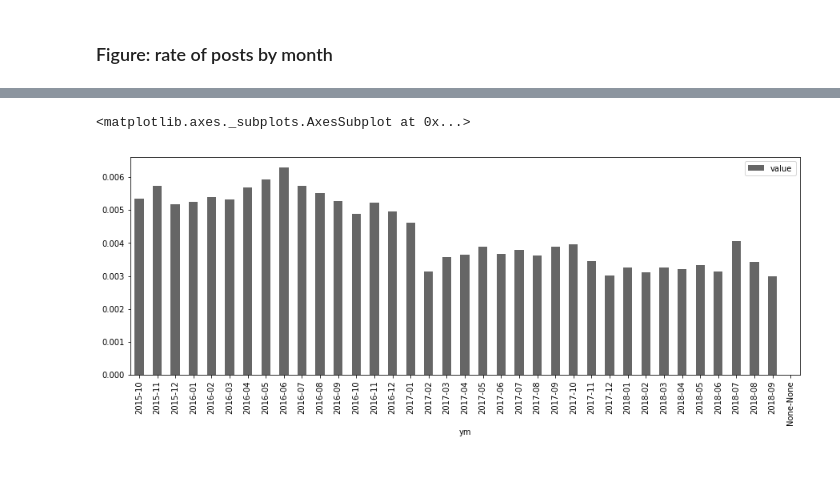
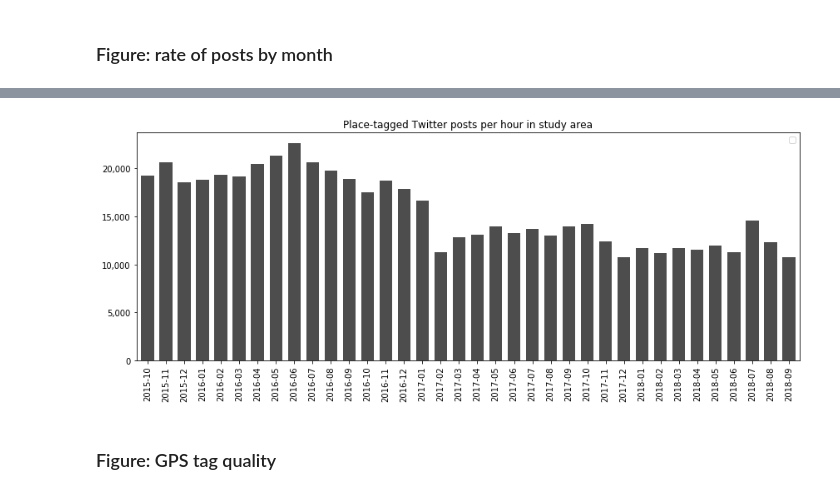
Before and after one commit to smmaurer/place-tagged-posts, a Jupyter notebook: 2018-11-figures.ipynb, the cells around one changed output, grey strips where cells are left out. Saved outputs shown, nothing was run; the diff lists cells and outputs as text; code cells hidden in the pictures.

Commit message:
Updated figures

```diff
--- a/2018-11-figures.ipynb
+++ b/2018-11-figures.ipynb
@@ -45,11 +48,15 @@ print(col.estimated_document_count())
 ### Figure: rate of posts by month
 # %%
 %%time
-c = list(r2.aggregate([
+
+n_tweets = 500000
+ms_to_hrs = 1000*60*60
+
+c1 = list(col.aggregate([
     {"$addFields": {"_dt": {"$toDate": {"$toLong": "$timestamp_ms"}}}},
     {"$group": {"_id": {"y": {"$year": "$_dt"}, "m": {"$month": "$_dt"}},
                 "maxTimestamp": {"$max": "$_dt"},
                 "minTimestamp": {"$min": "$_dt"}}},
-    {"$addFields": {"value": {"$divide": [500000,
+    {"$addFields": {"value": {"$divide": [n_tweets * ms_to_hrs,
                         {"$subtract": ["$maxTimestamp", "$minTimestamp"]}]}}}]))
 # %% [output]
@@ -57,0 +65,24 @@ Wall time: 4.04 s
+# %%
+ym, value = ([], [])
+
+for doc in c1:
+    if doc['_id']['y'] is not None:
+        ym.append(str(doc['_id']['y']) + '-' + str(doc['_id']['m']).zfill(2))
+        value.append(doc['value'])
+
+df = pd.DataFrame({'ym': ym, 'value': value}).sort_values('ym')
+
+fig, ax = plt.subplots(figsize=(12,5))
+df.plot.bar(x='ym', y='value', width=0.7, ax=ax, facecolor=(0.3,0.3,0.3))
+
+plt.title('Place-tagged Twitter posts per hour in study area')
+ax.legend('')
+ax.set_xlabel('')
+
+ax.get_yaxis().set_major_formatter(
+    matplotlib.ticker.FuncFormatter(lambda x, p: format(int(x), ',')))
+
+plt.tight_layout()
+plt.show()
+# %% [output]
+[figure, added]
@@ -58,12 +91,10 @@ Wall time: 4.04 s
+# %% [markdown]
+### Figure: GPS tag quality
 # %%
-ym, value = ([], [])
-
-for doc in c:
-    ym.append(str(doc['_id']['y']) + '-' + str(doc['_id']['m']).zfill(2))
-    value.append(doc['value'])
-
-df = pd.DataFrame({'ym': ym, 'value': value}).sort_values('ym')
-df.plot.bar(x='ym', y='value', figsize=(15,5), facecolor='666')
+def to_lists(c):
+    ym, value = ([], [])
+    for doc in c:
+        if doc['_id']['y'] is not None:
+            ym.append(str(doc['_id']['y']) + '-' + str(doc['_id']['m']).zfill(2))
+            value.append(doc['value'])
+    return ym, value
-# %% [output]
-<matplotlib.axes._subplots.AxesSubplot at 0x...>
-[figure, removed]
```
Also changed, not shown: parts of 13 cells of this notebook, 3 other files.
